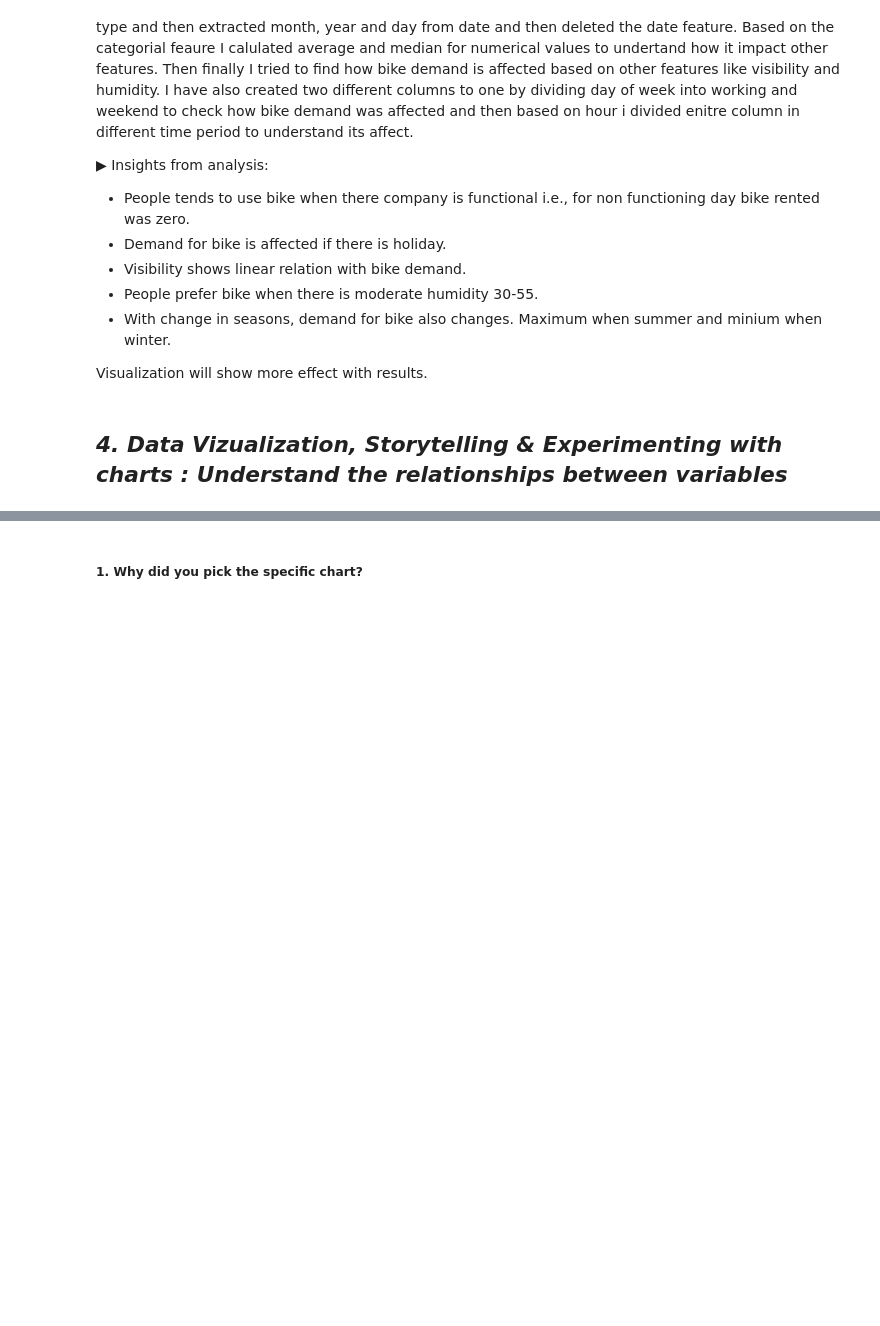
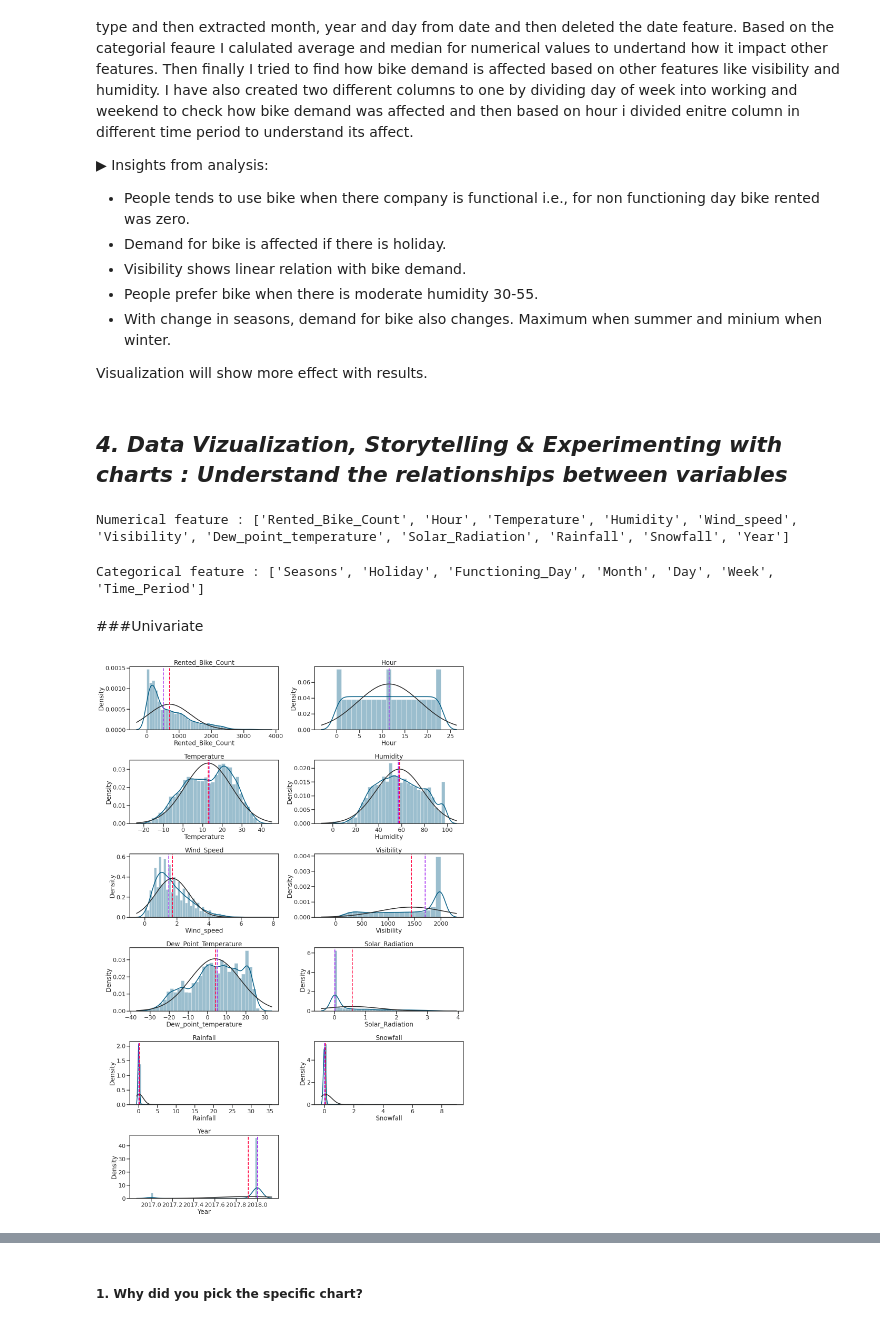
Before and after one commit to abhinav4201/Regression-Bike-Sharing-Demand-Prediction, a Jupyter notebook: Supervised_Regression_Bike_Demand_Prediction_Capstone_2.ipynb, the cells around one changed output, grey strips where cells are left out. Drawn from its saved outputs; the diff is of its cells as text; code cells hidden in the pictures; blank space fills up the shorter version.

Commit message:
univariate analysis

```diff
--- a/Supervised_Regression_Bike_Demand_Prediction_Capstone_2.ipynb
+++ b/Supervised_Regression_Bike_Demand_Prediction_Capstone_2.ipynb
@@ -603,3 +607,18 @@ In order to start the analysis, I first started by making data more consistent i
 Visualization will show more effect with results.
 # %% [markdown]
 ## ***4. Data Vizualization, Storytelling & Experimenting with charts : Understand the relationships between variables***
+# %%
+#storing numerical feature in separate variable
+#Return a subset of the DataFrame’s columns based on the column dtypes
+num_feature = df.select_dtypes(exclude='object')
+print(f'Numerical feature : {num_feature.columns.to_list()}')
+# %% [output]
+Numerical feature : ['Rented_Bike_Count', 'Hour', 'Temperature', 'Humidity', 'Wind_speed', 'Visibility', 'Dew_point_temperature', 'Solar_Radiation', 'Rainfall', 'Snowfall', 'Year']
+# %%
+#storing categorial feature in separate variable
+#Pandas isin() method is used to filter data frames using boolean value true of false
+#Tilde sign (~)works as a negation operator i.e reverse true to false and false to true
+cat_feature = df.loc[:,  ~df.columns.isin(num_feature.columns.to_list())]
+print(f'Categorical feature : {cat_feature.columns.to_list()}')
+# %% [output]
+Categorical feature : ['Seasons', 'Holiday', 'Functioning_Day', 'Month', 'Day', 'Week', 'Time_Period']
@@ -605,0 +638,23 @@ Visualization will show more effect with results.
+# %% [markdown]
+###Univariate
+# %%
+#analysing numerical value using density plot with mean and median
+#Rose-Red Color indicate mean of data
+#Cyan indicate median of data
+def density_plot(dfr,num_feature):
+  graph = plt.figure(figsize = (20,30))
+  for i,col in enumerate(num_feature) :
+    sns.set_style("ticks")
+    sns.set_context("poster");
+    plt.subplot(6,2,i+1);
+    sns.distplot(dfr[col], color = '#055E85', fit = norm);
+    feature = dfr[col]
+    plt.axvline(feature.mean(), color='#ff033e', linestyle='dashed', linewidth=3,label= 'mean');
+    plt.axvline(feature.median(), color='#A020F0', linestyle='dashed', linewidth=3,label='median');
+    plt.title(f'{col.title()}');
+    plt.tight_layout();
+# %%
+#graph to analyse distribution of different numerical features
+density_plot(df,num_feature)
+# %% [output]
+[figure, added]
```
Also changed, not shown: parts of 23 cells of this notebook.
